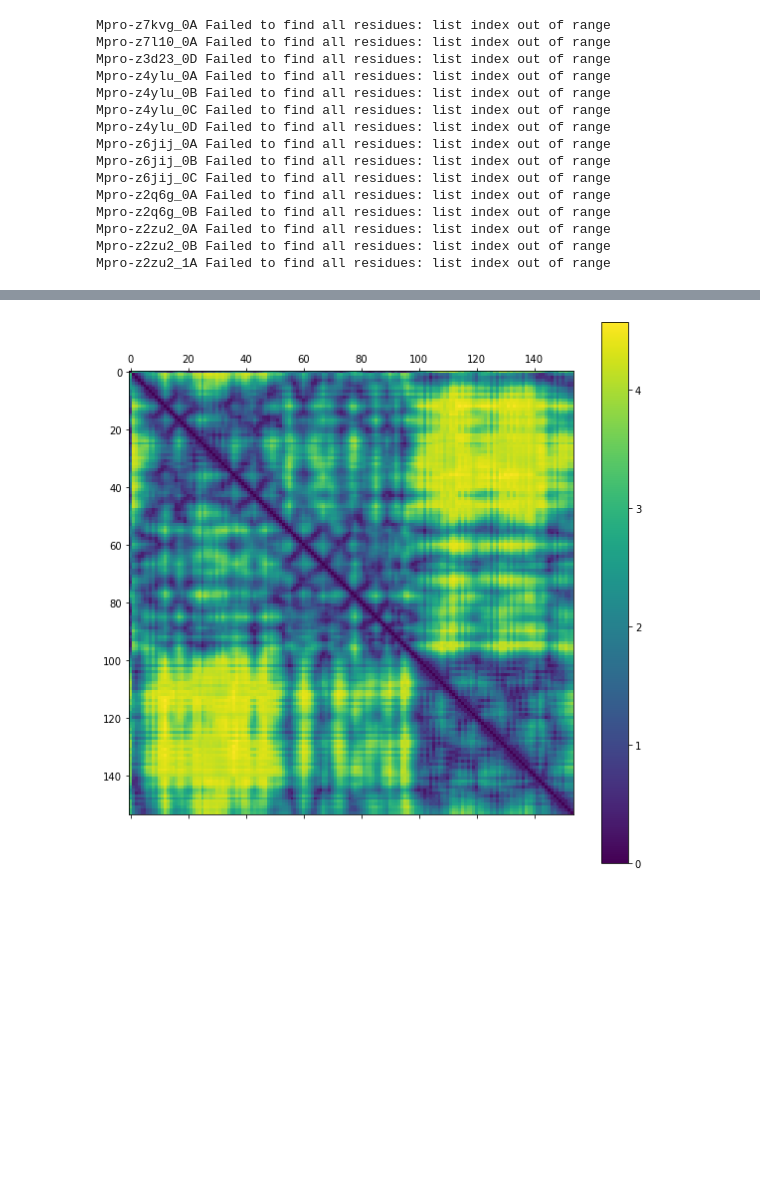
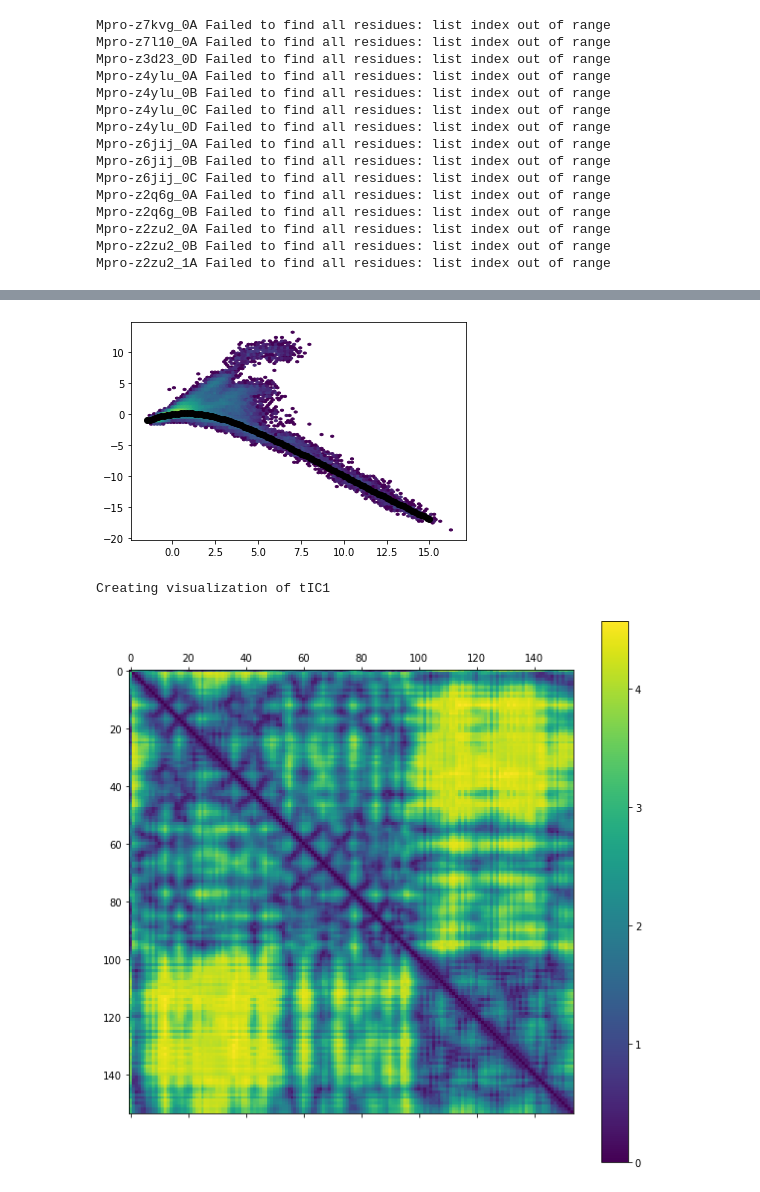
Before and after one commit to yabmtm/Mpro-ConfAnalysis, a Jupyter notebook: featurize_and_analyze.ipynb, the cells around one changed output, grey strips where cells are left out. Cells and saved outputs as stored; diff of their text form; code cells hidden in the pictures; blank space fills up the shorter version.

```diff
--- a/featurize_and_analyze.ipynb
+++ b/featurize_and_analyze.ipynb
@@ -694,3 +857,24 @@ Saving 5 closest frames to each cluster...
+# %%
+from scipy.interpolate import CubicSpline
+frames = 100
+x = [-1.5, 0, 5, 10, 15]
+y = [-1, 0, -3, -10, -17]
+f = CubicSpline(x, y, bc_type='natural')
+x_new = np.linspace(-1.5, 15, frames)
+y_new = f(x_new)
+
+plt.hexbin(coordinates[:,0], coordinates[:,1], bins='log')
+plt.scatter(x_new, y_new, color='k')
+plt.show()
+
+spline = np.zeros((frames,8))
+spline[:,0] = x_new
+spline[:,1] = y_new
+
+visualize_tics(tica_output, components=[[0,1]], custom_spline=spline)
+# %% [output]
+[figure, added]
+Creating visualization of tIC1
 # %%
 import mdtraj as md
 import itertools
```
Also changed, not shown: parts of 9 cells of this notebook.
